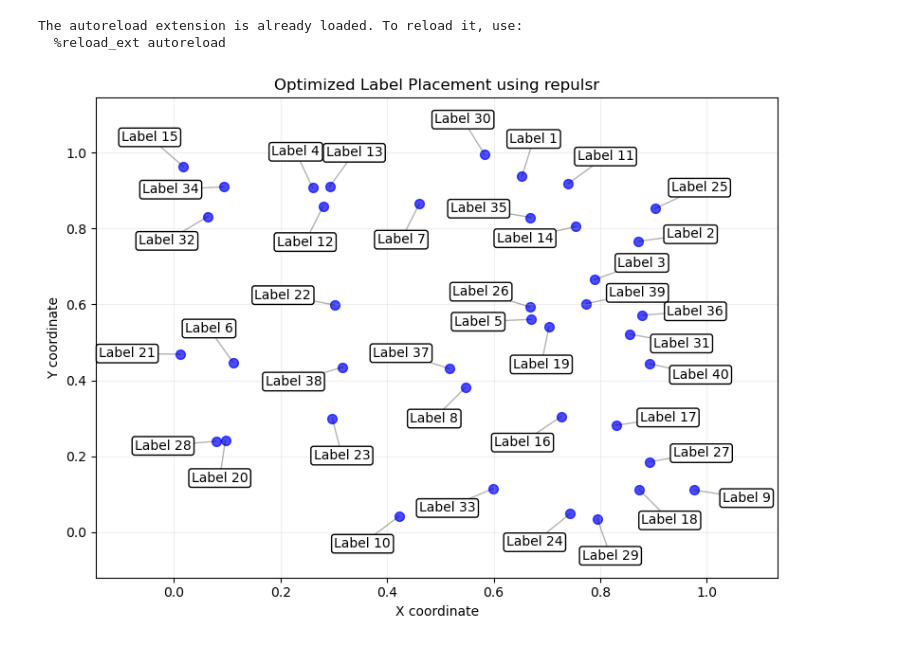
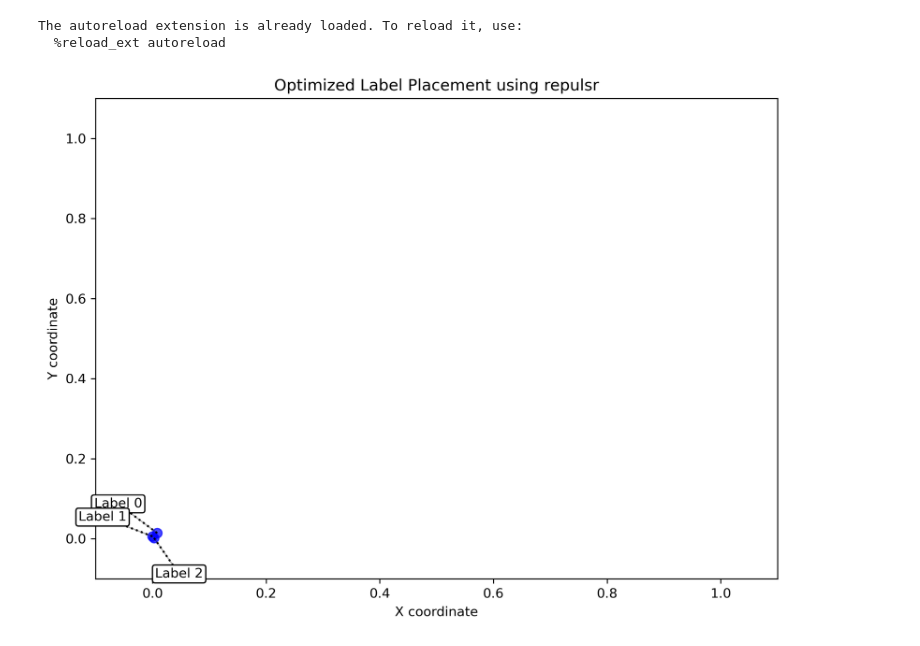
Before and after one commit to AndrewFalkowski/lablr, a Jupyter notebook: repulser_example.ipynb, the cells around one changed output. Drawn from its saved outputs; the diff is of its cells as text; code cells hidden in the pictures.

```diff
--- a/repulser_example.ipynb
+++ b/repulser_example.ipynb
@@ -4,17 +4,18 @@
 import numpy as np
 import matplotlib.pyplot as plt
 from repulsr import optimize_box_positions
+from scipy.spatial import distance_matrix
 
 # Create some random points
-# np.random.seed(42)
-n_points = 40
-points = np.random.rand(n_points, 2)
+np.random.seed(1)
+n_points = 3
+points = np.random.rand(n_points, 2)/50
 
 # Create labels for each point
-labels = [f'Label {i+1}' for i in range(n_points)]
+labels = [f'Label {i}' for i in range(n_points)]
 
 # Create the plot
-fig, ax = plt.subplots(figsize=(8, 6))
+fig, ax = plt.subplots(figsize=(8, 6), dpi=300)
 
 # Plot the original points
 ax.scatter(points[:, 0], points[:, 1], s=50, color='blue', alpha=0.7)
@@ -24,38 +25,47 @@ text_kwargs = {'fontsize': 10}
 bbox_kwargs = {'boxstyle': 'round,pad=0.2', 'facecolor': 'white', 'edgecolor': 'black'}
 # bbox_kwargs = None
 
+distances = distance_matrix(points, points)
+closest_distances = np.sort(distances, axis=1)[:, 1]
+mean_dist = np.mean(closest_distances)
+
 # Apply the optimize_box_positions function
 positions_history, energy_history = optimize_box_positions(
     ax,
     points,
     labels,
-    sigma_label=0.1,
-    sigma_point=0.15,
+    sigma_label=mean_dist,
+    sigma_point=mean_dist,
     max_distance=0.1,
-    n_steps=75,
+    n_steps=100,
     step_size=0.01,
     text_kwargs=text_kwargs,
     bbox_kwargs=bbox_kwargs
 )
 
 # Draw lines from points to their labels
 final_positions = positions_history[-1]
 for i, (px, py) in enumerate(points):
     # Extract center position from box [x, y, width, height]
     lx, ly = final_positions[i][0], final_positions[i][1]
     ax.plot([px, lx], [py, ly], 'k-', alpha=0.3, linewidth=1)
 
+positions_history = np.array(positions_history)
+for i in range(len(points)):
+    ax.plot(positions_history[:, i, 0], positions_history[:, i, 1], color='k', ls=':')
+
 # Set plot limits and labels
-# ax.set_xlim(-0.1, 1.1)
-# ax.set_ylim(-0.1, 1.1)
 ax.set_xlabel('X coordinate')
 ax.set_ylabel('Y coordinate')
 ax.set_title('Optimized Label Placement using repulsr')
-ax.grid(True, alpha=0.2)
+# ax.grid(True, alpha=0.2)
+
+ax.set_xlim(-0.1, 1.1)
+ax.set_ylim(-0.1, 1.1)
 
 plt.tight_layout()
 plt.show()
 # %% [output]
 The autoreload extension is already loaded. To reload it, use:
   %reload_ext autoreload
-[figure, old version]
+[figure, new version]
```
Also changed, not shown: parts of 1 cell of this notebook, 1 other file.
